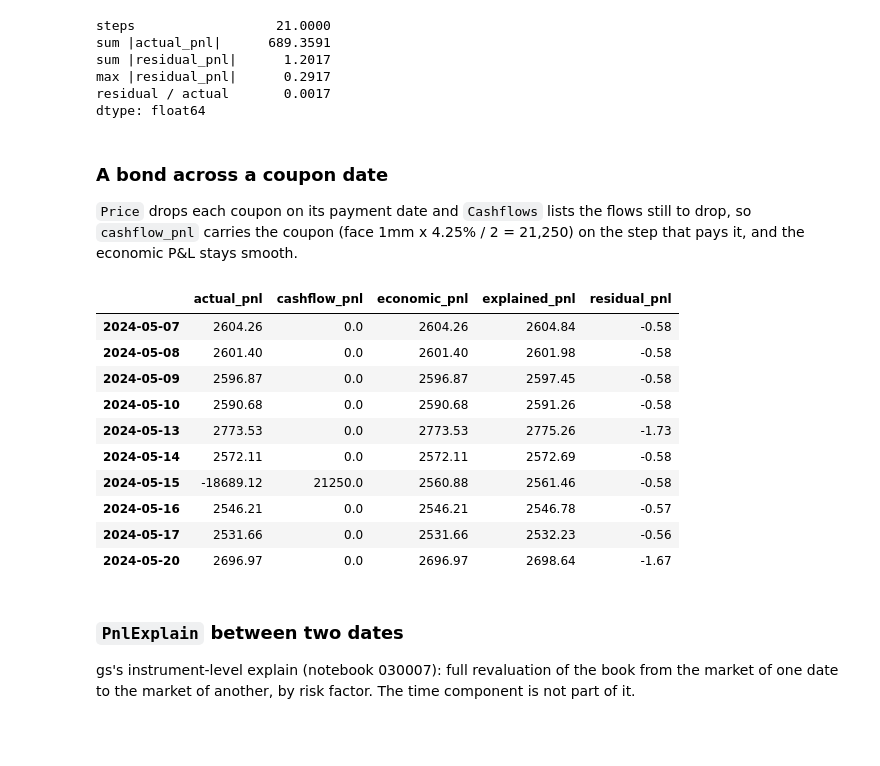
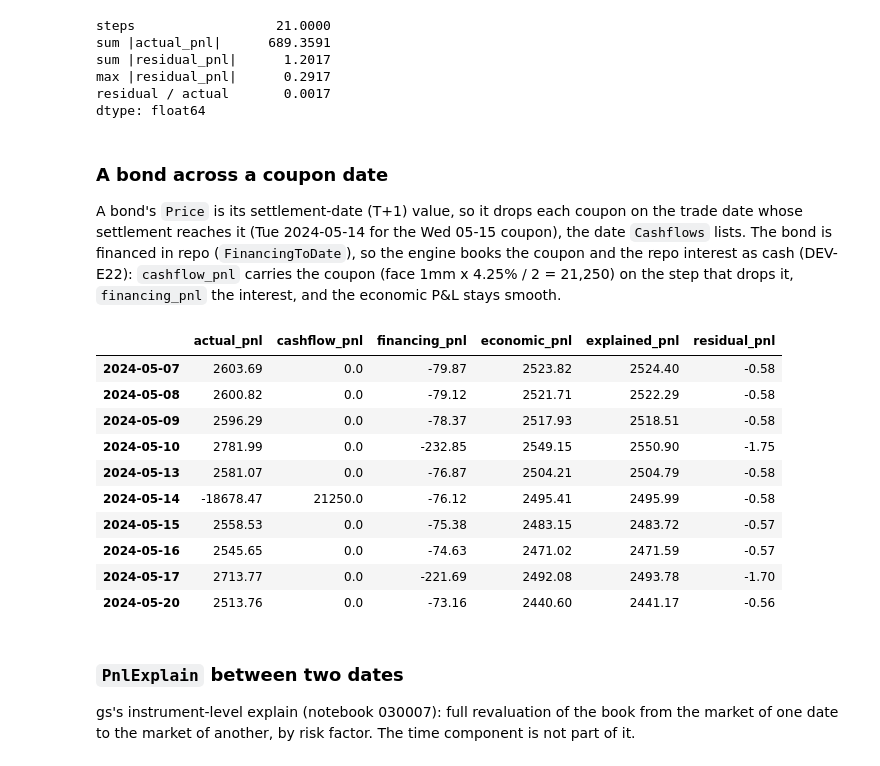
Before and after one commit to yieldcurvemonkey/pricebt-v2, a Jupyter notebook: notebooks/ir_pricing_and_risk_toy.ipynb, the cells around one changed output. Saved outputs shown, nothing was run; the diff lists cells and outputs as text; code cells hidden in the pictures; blank space fills up the shorter version.

```diff
--- a/notebooks/ir_pricing_and_risk_toy.ipynb
+++ b/notebooks/ir_pricing_and_risk_toy.ipynb
@@ -242,28 +241,30 @@ dtype: float64
 # %% [markdown]
 ### A bond across a coupon date
 
-`Price` drops each coupon on its payment date and `Cashflows` lists the flows still to drop, so
-`cashflow_pnl` carries the coupon (face 1mm x 4.25% / 2 = 21,250) on the step that pays it, and the
-economic P&L stays smooth.
+A bond's `Price` is its settlement-date (T+1) value, so it drops each coupon on the trade date whose
+settlement reaches it (Tue 2024-05-14 for the Wed 05-15 coupon), the date `Cashflows` lists. The bond
+is financed in repo (`FinancingToDate`), so the engine books the coupon and the repo interest as cash
+(DEV-E22): `cashflow_pnl` carries the coupon (face 1mm x 4.25% / 2 = 21,250) on the step that drops
+it, `financing_pnl` the interest, and the economic P&L stays smooth.
 # %%
 bond_bt = GenericEngine().run_backtest(
     Strategy(None, DateTrigger(DateTriggerRequirements(dates=[date(2024, 5, 6)]), [AddTradeAction(Bond(identifier="TOY 4.25 2034-11-15", size=1e6, buy_sell="Buy", settlement_currency="USD", name="bond"), name="Add")])),
     start=date(2024, 5, 6), end=date(2024, 5, 20), frequency="1b", risks=[Cashflows],
     pnl_explain=bond_pnl_definition(), show_progress=False)
 bond_table = bond_bt.pnl_explain_table()
-bond_table[["actual_pnl", "cashflow_pnl", "economic_pnl", "explained_pnl", "residual_pnl"]].round(2)
+bond_table[["actual_pnl", "cashflow_pnl", "financing_pnl", "economic_pnl", "explained_pnl", "residual_pnl"]].round(2)
 # %% [output]
-|  | actual_pnl | cashflow_pnl | economic_pnl | explained_pnl | residual_pnl |
-| 2024-05-07 | 2604.26 | 0.0 | 2604.26 | 2604.84 | -0.58 |
-| 2024-05-08 | 2601.40 | 0.0 | 2601.40 | 2601.98 | -0.58 |
-| 2024-05-09 | 2596.87 | 0.0 | 2596.87 | 2597.45 | -0.58 |
-| 2024-05-10 | 2590.68 | 0.0 | 2590.68 | 2591.26 | -0.58 |
-| 2024-05-13 | 2773.53 | 0.0 | 2773.53 | 2775.26 | -1.73 |
-| 2024-05-14 | 2572.11 | 0.0 | 2572.11 | 2572.69 | -0.58 |
-| 2024-05-15 | -18689.12 | 21250.0 | 2560.88 | 2561.46 | -0.58 |
-| 2024-05-16 | 2546.21 | 0.0 | 2546.21 | 2546.78 | -0.57 |
-| 2024-05-17 | 2531.66 | 0.0 | 2531.66 | 2532.23 | -0.56 |
-| 2024-05-20 | 2696.97 | 0.0 | 2696.97 | 2698.64 | -1.67 |
+|  | actual_pnl | cashflow_pnl | financing_pnl | economic_pnl | explained_pnl | residual_pnl |
+| 2024-05-07 | 2603.69 | 0.0 | -79.87 | 2523.82 | 2524.40 | -0.58 |
+| 2024-05-08 | 2600.82 | 0.0 | -79.12 | 2521.71 | 2522.29 | -0.58 |
+| 2024-05-09 | 2596.29 | 0.0 | -78.37 | 2517.93 | 2518.51 | -0.58 |
+| 2024-05-10 | 2781.99 | 0.0 | -232.85 | 2549.15 | 2550.90 | -1.75 |
+| 2024-05-13 | 2581.07 | 0.0 | -76.87 | 2504.21 | 2504.79 | -0.58 |
+| 2024-05-14 | -18678.47 | 21250.0 | -76.12 | 2495.41 | 2495.99 | -0.58 |
+| 2024-05-15 | 2558.53 | 0.0 | -75.38 | 2483.15 | 2483.72 | -0.57 |
+| 2024-05-16 | 2545.65 | 0.0 | -74.63 | 2471.02 | 2471.59 | -0.57 |
+| 2024-05-17 | 2713.77 | 0.0 | -221.69 | 2492.08 | 2493.78 | -1.70 |
+| 2024-05-20 | 2513.76 | 0.0 | -73.16 | 2440.60 | 2441.17 | -0.56 |
 # %% [markdown]
 ### `PnlExplain` between two dates
 
```
Also changed, not shown: parts of 9 cells of this notebook, 7 other files.
